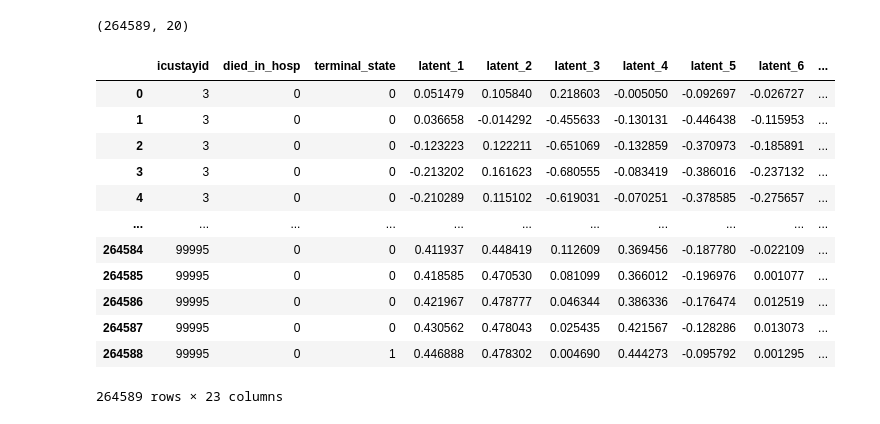
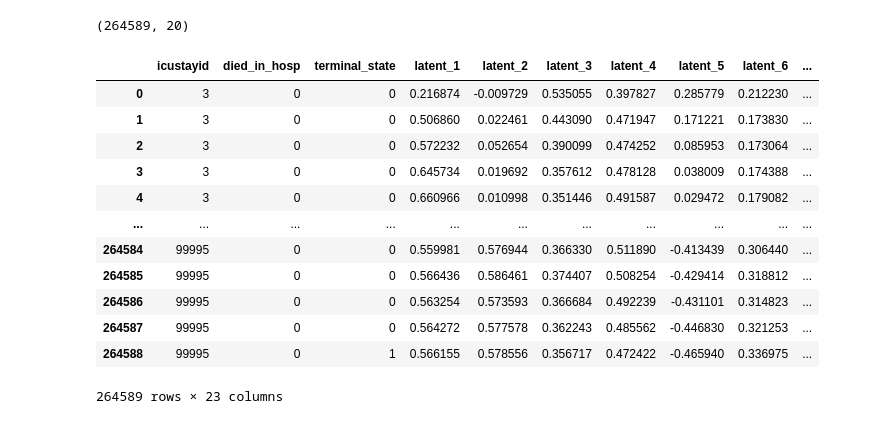
Before and after one commit to weissguy/rl-sepsis, a Jupyter notebook: mimic_states.ipynb, the cells around one changed output. Saved outputs shown, nothing was run; the diff lists cells and outputs as text; code cells hidden in the pictures.

```diff
--- a/mimic_states.ipynb
+++ b/mimic_states.ipynb
@@ -234,28 +232,28 @@ for batch, lengths in dataloader:
 # %%
 latent_vectors = np.array(latent_vectors)
 print(latent_vectors.shape) # (total_num_of_timesteps, latent_dim) = (264589, 20)
 
 latent_col_names = [f'latent_{num}' for num in range(1, 21)]
 latent_df = pd.DataFrame(latent_vectors, columns=latent_col_names)
 latent_df.insert(0, 'icustayid', df['icustayid'])
 latent_df.insert(1, 'died_in_hosp', df['died_in_hosp'])
 latent_df.insert(2, 'terminal_state', df['terminal_state'])
-latent_df.to_csv('data/latent_states.csv')
+#latent_df.to_csv('data/latent_states.csv')
 latent_df
 # %% [output]
 (264589, 20)
 |  | icustayid | died_in_hosp | terminal_state | latent_1 | latent_2 | latent_3 | latent_4 | latent_5 | latent_6 | ... |
-| 0 | 3 | 0 | 0 | 0.051479 | 0.105840 | 0.218603 | -0.005050 | -0.092697 | -0.026727 | ... |
-| 1 | 3 | 0 | 0 | 0.036658 | -0.014292 | -0.455633 | -0.130131 | -0.446438 | -0.115953 | ... |
-| 2 | 3 | 0 | 0 | -0.123223 | 0.122211 | -0.651069 | -0.132859 | -0.370973 | -0.185891 | ... |
-| 3 | 3 | 0 | 0 | -0.213202 | 0.161623 | -0.680555 | -0.083419 | -0.386016 | -0.237132 | ... |
-| 4 | 3 | 0 | 0 | -0.210289 | 0.115102 | -0.619031 | -0.070251 | -0.378585 | -0.275657 | ... |
+| 0 | 3 | 0 | 0 | 0.216874 | -0.009729 | 0.535055 | 0.397827 | 0.285779 | 0.212230 | ... |
+| 1 | 3 | 0 | 0 | 0.506860 | 0.022461 | 0.443090 | 0.471947 | 0.171221 | 0.173830 | ... |
+| 2 | 3 | 0 | 0 | 0.572232 | 0.052654 | 0.390099 | 0.474252 | 0.085953 | 0.173064 | ... |
+| 3 | 3 | 0 | 0 | 0.645734 | 0.019692 | 0.357612 | 0.478128 | 0.038009 | 0.174388 | ... |
+| 4 | 3 | 0 | 0 | 0.660966 | 0.010998 | 0.351446 | 0.491587 | 0.029472 | 0.179082 | ... |
 | ... | ... | ... | ... | ... | ... | ... | ... | ... | ... | ... |
-| 264584 | 99995 | 0 | 0 | 0.411937 | 0.448419 | 0.112609 | 0.369456 | -0.187780 | -0.022109 | ... |
-| 264585 | 99995 | 0 | 0 | 0.418585 | 0.470530 | 0.081099 | 0.366012 | -0.196976 | 0.001077 | ... |
-| 264586 | 99995 | 0 | 0 | 0.421967 | 0.478777 | 0.046344 | 0.386336 | -0.176474 | 0.012519 | ... |
-| 264587 | 99995 | 0 | 0 | 0.430562 | 0.478043 | 0.025435 | 0.421567 | -0.128286 | 0.013073 | ... |
-| 264588 | 99995 | 0 | 1 | 0.446888 | 0.478302 | 0.004690 | 0.444273 | -0.095792 | 0.001295 | ... |
+| 264584 | 99995 | 0 | 0 | 0.559981 | 0.576944 | 0.366330 | 0.511890 | -0.413439 | 0.306440 | ... |
+| 264585 | 99995 | 0 | 0 | 0.566436 | 0.586461 | 0.374407 | 0.508254 | -0.429414 | 0.318812 | ... |
+| 264586 | 99995 | 0 | 0 | 0.563254 | 0.573593 | 0.366684 | 0.492239 | -0.431101 | 0.314823 | ... |
+| 264587 | 99995 | 0 | 0 | 0.564272 | 0.577578 | 0.362243 | 0.485562 | -0.446830 | 0.321253 | ... |
+| 264588 | 99995 | 0 | 1 | 0.566155 | 0.578556 | 0.356717 | 0.472422 | -0.465940 | 0.336975 | ... |
 264589 rows × 23 columns
 # %%
 rec_states = np.array(rec_states).reshape(-1, 44)
```
Also changed, not shown: parts of 7 cells of this notebook.
